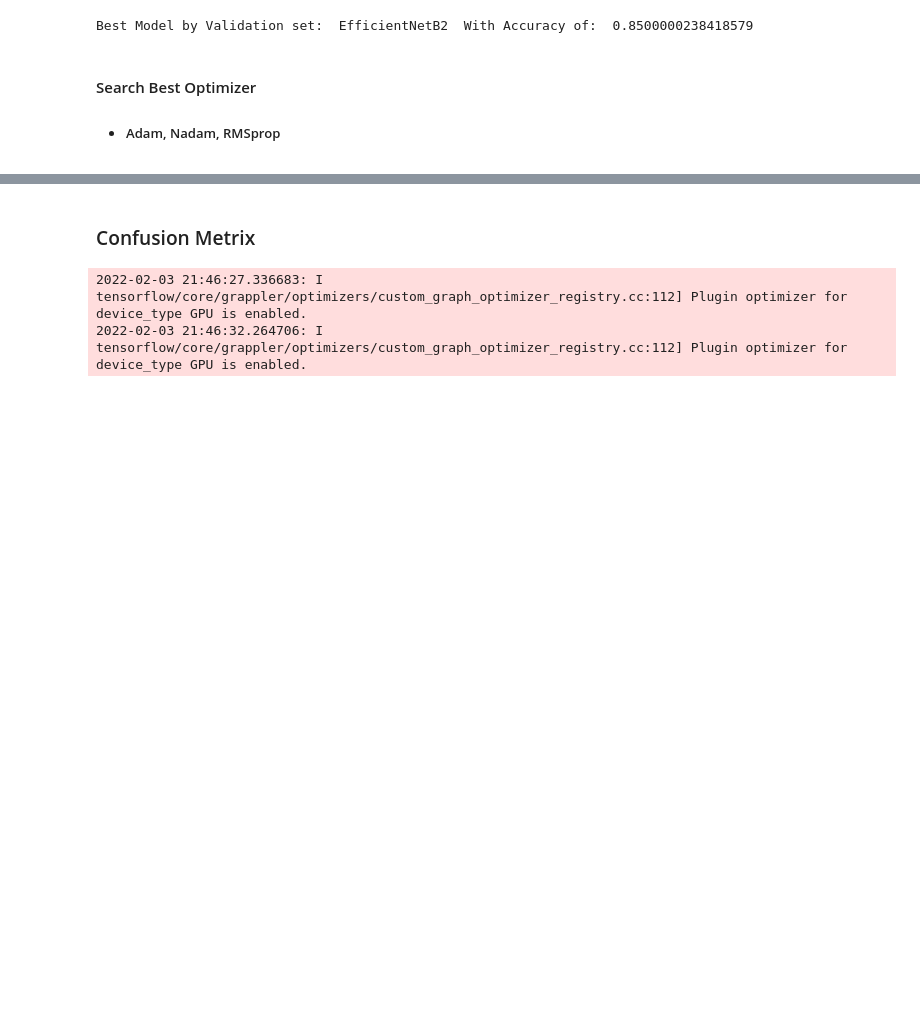
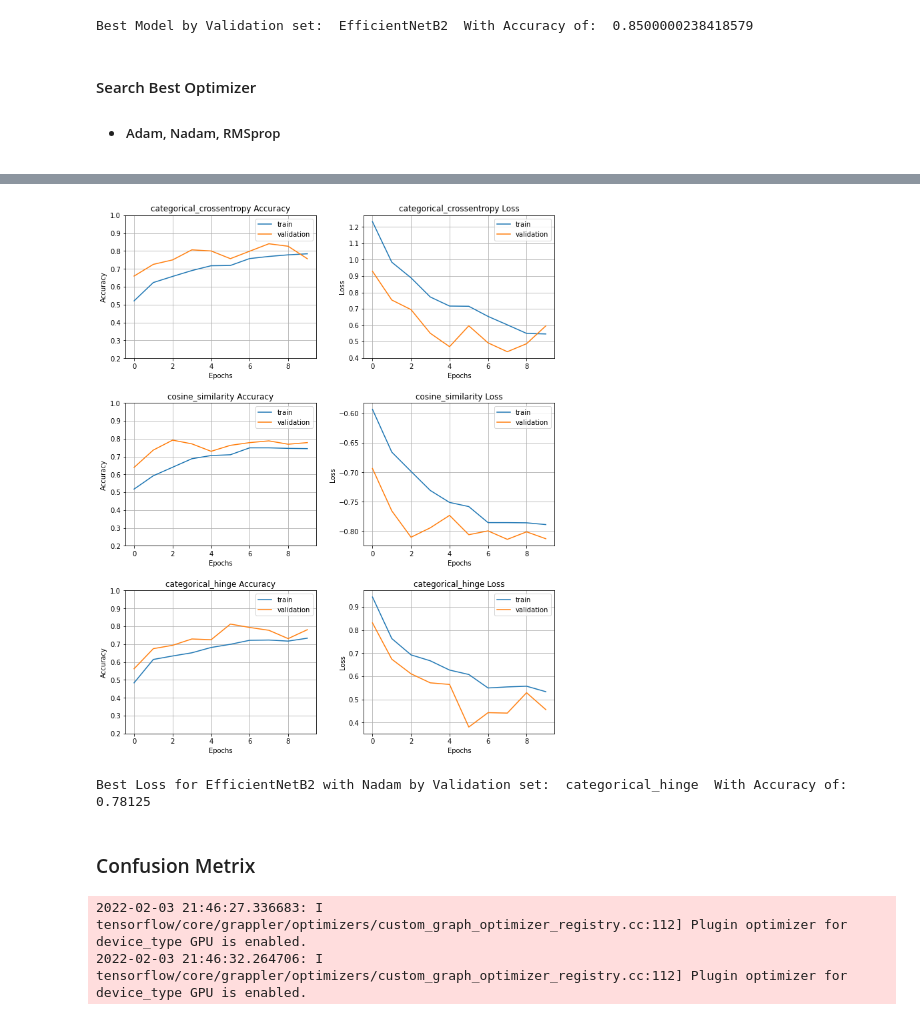
Before and after one commit to KobiAms/FingerprintsQuality, a Jupyter notebook: FP_classification.ipynb, the cells around one changed output, grey strips where cells are left out. Saved outputs shown, nothing was run; the diff lists cells and outputs as text; code cells hidden in the pictures; blank space fills up the shorter version.

```diff
--- a/FP_classification.ipynb
+++ b/FP_classification.ipynb
@@ -605,0 +684,19 @@ RuntimeError: You must compile your model before training/testing. Use `model.co
+# %%
+losses = ['categorical_crossentropy', 'cosine_similarity', 'categorical_hinge']
+
+losses_history = []
+for loss in losses:
+    model = Sequential(
+        tf.keras.applications.EfficientNetB2(include_top=False, input_shape=(180,180,3), pooling='avg',classes=5, weights='imagenet')
+    )
+    for layer in model.layers:
+            layer.trainable=False
+
+    classifier = models.clone_model(fc_classifier)
+    classifier = fc_classifier.__class__.from_config(fc_classifier.get_config())
+    model.add(classifier)
+    model.build((None, 180, 180, 3))
+    model.compile(optimizer=Nadam(learning_rate=best_lr),loss=loss, metrics=['accuracy'])
+
+    model_history = model.fit(train_dataset, validation_data=val_dataset, epochs=epochs_find_best, verbose=0)
+    losses_history.append(model_history)
@@ -606,3 +710,46 @@ RuntimeError: You must compile your model before training/testing. Use `model.co
+# %%
+best_loss_acc = 0
+best_loss = ""
+plt.figure(figsize=(10, 12))
+for history, loss, i in zip(losses_history, losses, range(1, 4)):
+
+    if best_loss_acc < history.history['val_accuracy'][-1]:
+        best_loss_acc = history.history['val_accuracy'][-1]
+        best_loss = loss
+
+    acc_history = history.history['accuracy']
+    val_acc_history = history.history['val_accuracy']
+    loss_history = history.history['loss']
+    val_loss_history = history.history['val_loss']
+    plt.subplot(3, 2, 2*i-1)
+    fig1 = plt.gcf()
+    plt.plot(acc_history)
+    plt.plot(val_acc_history)
+    plt.axis(ymin=0.2,ymax=1)
+    plt.grid()
+    plt.title(loss + ' Accuracy')
+    plt.ylabel('Accuracy')
+    plt.xlabel('Epochs')
+    plt.legend(['train', 'validation'])
+
+    plt.subplot(3, 2, 2*i)
+    fig2 = plt.gcf()
+    plt.plot(loss_history)
+    plt.plot(val_loss_history)
+    plt.grid()
+    plt.title(loss+' Loss')
+    plt.ylabel('Loss')
+    plt.xlabel('Epochs')
+    plt.legend(['train', 'validation'])
+
+plt.tight_layout(pad=2.0)
+plt.show()
+
+
+print("Best Loss for EfficientNetB2 with Nadam by Validation set: ", best_loss, " With Accuracy of: ", best_loss_acc)
+# %% [output]
+[figure, added]
+Best Loss for EfficientNetB2 with Nadam by Validation set:  categorical_hinge  With Accuracy of:  0.78125
 # %% [markdown]
 ### Confusion Metrix ###
 # %%
```
Also changed, not shown: parts of 7 cells of this notebook.
